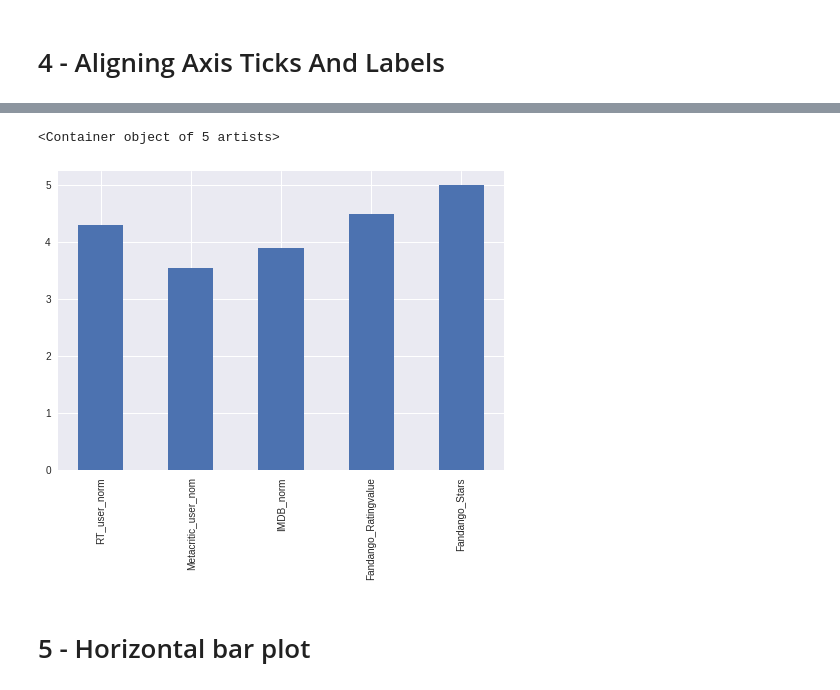
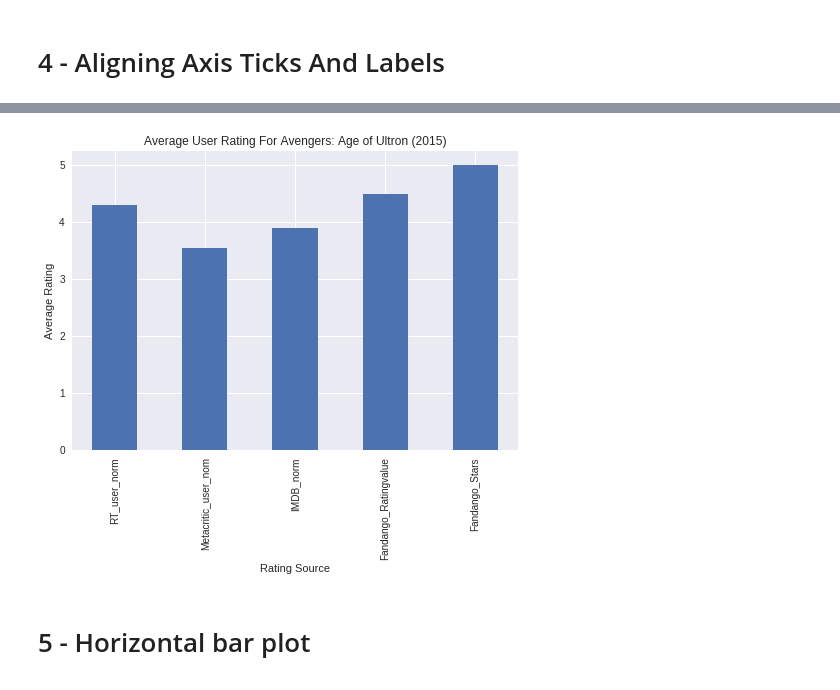
Before and after one commit to carvalheirafc/imd0033_2018_2, a Jupyter notebook: aula13/Exploratory_Data_Analysis_Bar_Plots_And_Scatter_Plots.ipynb, the cells around one changed output, grey strips where cells are left out. Saved outputs shown, nothing was run; the diff lists cells and outputs as text; code cells hidden in the pictures.

```diff
--- a/aula13/Exploratory_Data_Analysis_Bar_Plots_And_Scatter_Plots.ipynb
+++ b/aula13/Exploratory_Data_Analysis_Bar_Plots_And_Scatter_Plots.ipynb
@@ -205,25 +217,28 @@ Rotating the labels by 90 degrees keeps them readable. In addition to modifying
 # %%
 import matplotlib.pyplot as plt
 import numpy as np
 
 fig, ax = plt.subplots()
 bar_positions = np.arange(5) + 0.5
 num_cols = ['RT_user_norm',
             'Metacritic_user_nom',
             'IMDB_norm',
             'Fandango_Ratingvalue',
             'Fandango_Stars']
 bar_heights = norm_reviews[num_cols].iloc[0].values
 
 
 tick_positions = np.arange(5) + 0.5
 ax.set_xticks(tick_positions)
-ax.set_xticklabels(num_cols, rotation=90, )
+ax.set_xticklabels(num_cols, rotation=90)
+ax.set_xlabel('Rating Source')
+ax.set_ylabel('Average Rating')
+ax.set_title('Average User Rating For Avengers: Age of Ultron (2015)')
+ax.bar(bar_positions, bar_heights, 0.5)
 
-ax.bar(bar_positions, bar_heights, 0.5)
+plt.show()
 # %% [output]
-<Container object of 5 artists>
-[figure, old version]
+[figure, new version]
 # %% [markdown]
 # 5 - Horizontal bar plot
 # %% [markdown]
```
Also changed, not shown: parts of 2 cells of this notebook.
